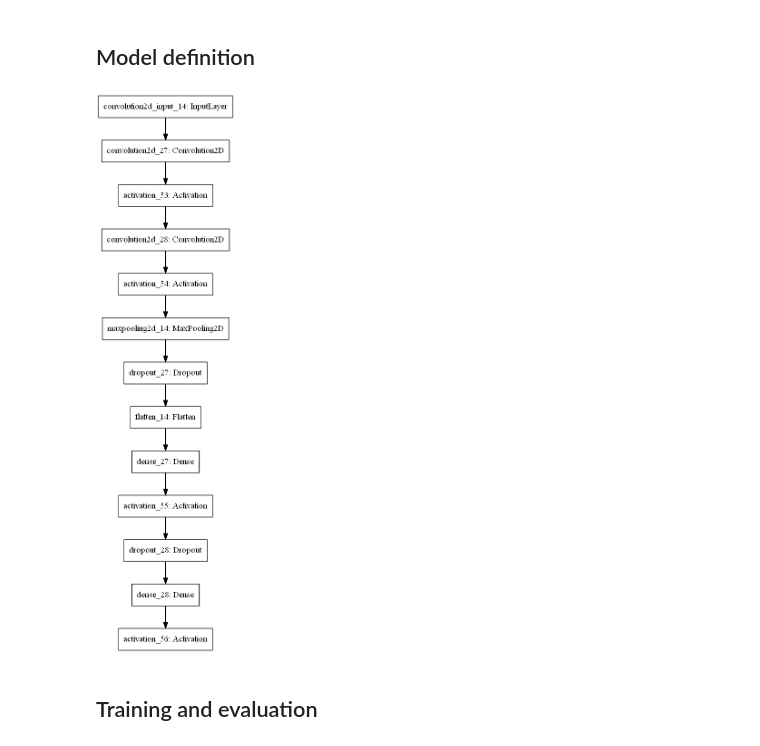
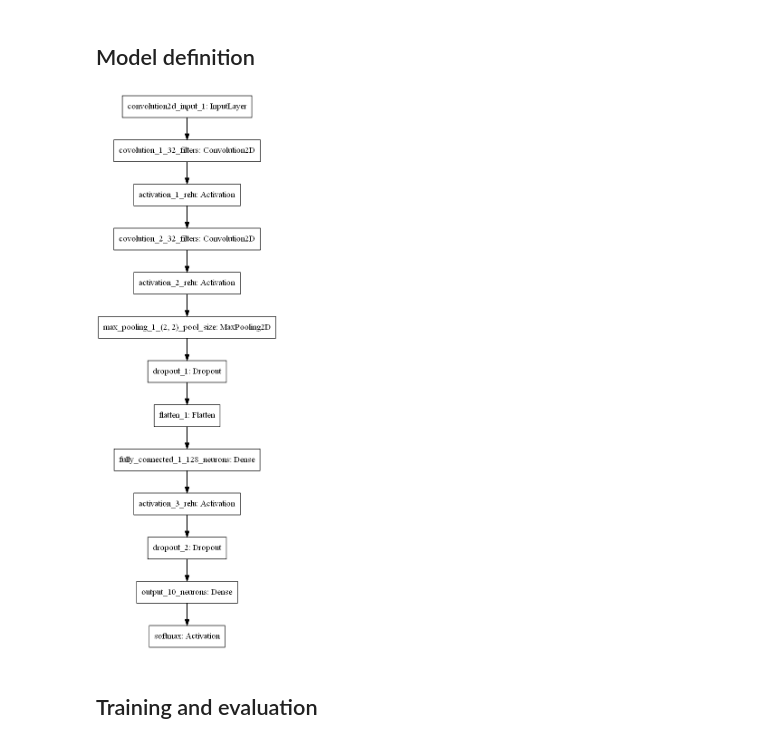
Before and after one commit to Kidel/In-Codice-Ratio-OCR-with-CNN, a Jupyter notebook: Notebooks/01_Mnist.ipynb, the cells around one changed output. Drawn from its saved outputs; the diff is of its cells as text; code cells hidden in the pictures.

Commit message:
function refactor and names to layers

```diff
--- a/Notebooks/01_Mnist.ipynb
+++ b/Notebooks/01_Mnist.ipynb
@@ -52,6 +53,8 @@ nb_filters = 32
 pool_size = (2, 2)
 # convolution kernel size
 kernel_size = (3, 3)
+# dense layer size
+dense_layer_size = 128
 # %% [markdown]
 ## Data load
 # %%
@@ -91,31 +94,29 @@ Y_test = np_utils.to_categorical(y_test, nb_classes)
 # %%
 model = Sequential()
 
 model.add(Convolution2D(nb_filters, kernel_size[0], kernel_size[1],
                         border_mode='valid',
-                        input_shape=input_shape))
-model.add(Activation('relu'))
-model.add(Convolution2D(nb_filters, kernel_size[0], kernel_size[1]))
-model.add(Activation('relu'))
-model.add(MaxPooling2D(pool_size=pool_size))
+                        input_shape=input_shape, name='covolution_1_' + str(nb_filters) + '_filters'))
+model.add(Activation('relu', name='activation_1_relu'))
+model.add(Convolution2D(nb_filters, kernel_size[0], kernel_size[1], name='covolution_2_' + str(nb_filters) + '_filters'))
+model.add(Activation('relu', name='activation_2_relu'))
+model.add(MaxPooling2D(pool_size=pool_size, name='max_pooling_1_' + str(pool_size) + '_pool_size'))
 model.add(Dropout(0.25))
 
 model.add(Flatten())
-model.add(Dense(128))
-model.add(Activation('relu'))
+model.add(Dense(dense_layer_size, name='fully_connected_1_' + str(dense_layer_size) + '_neurons'))
+model.add(Activation('relu', name='activation_3_relu'))
 model.add(Dropout(0.5))
-model.add(Dense(nb_classes))
-model.add(Activation('softmax'))
+model.add(Dense(nb_classes, name='output_' + str(nb_classes) + '_neurons'))
+model.add(Activation('softmax', name='softmax'))
 
 model.compile(loss='categorical_crossentropy',
               optimizer='adadelta',
               metrics=['accuracy'])
 
-if not os.path.exists(model_image_path):
-    plot(model, to_file=model_image_path)
-Image(model_image_path, width=220)
+Image(u.maybe_save_network(model, model_image_path), width=300)
 # %% [output]
-[figure, old version]
+[figure, new version]
 # %% [markdown]
 ## Training and evaluation
 # %%
```
Also changed, not shown: parts of 5 cells of this notebook, 4 other files.
